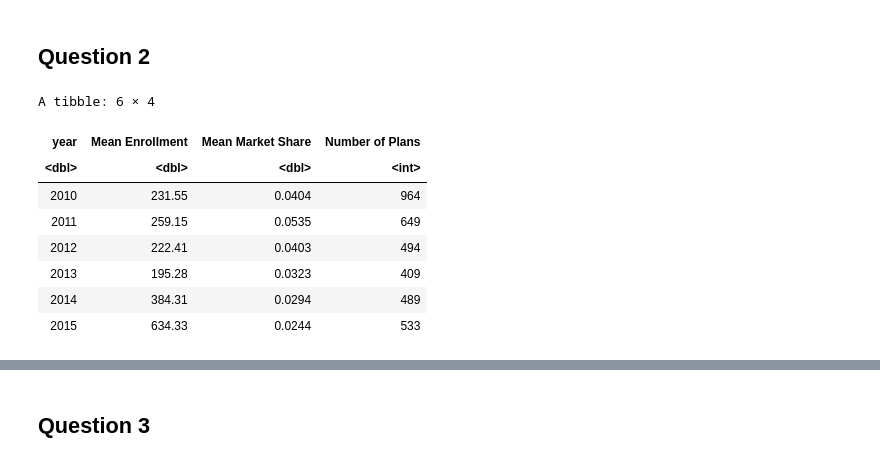
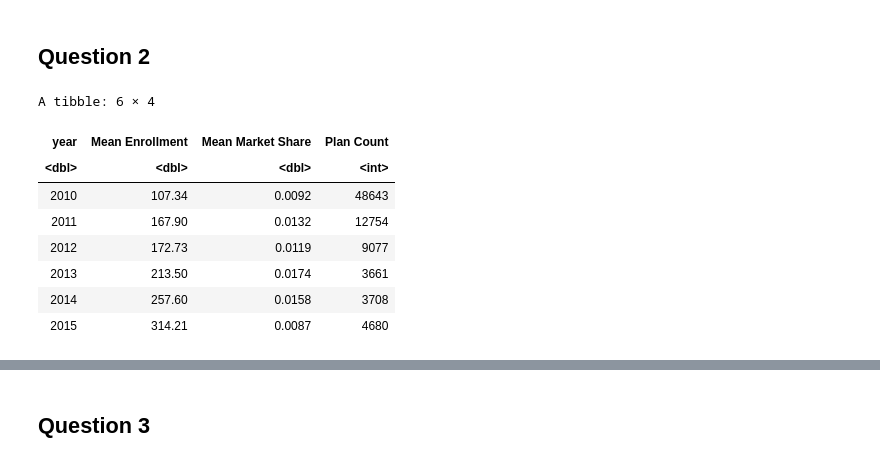
Before and after one commit to claireh481/hwk3, a Jupyter notebook: 3.1/3.1analysis.ipynb, the cells around one changed output, grey strips where cells are left out. Drawn from its saved outputs; the diff is of its cells as text; code cells hidden in the pictures.

```diff
--- a/3.1/3.1analysis.ipynb
+++ b/3.1/3.1analysis.ipynb
@@ -85,29 +45,24 @@ A tibble: 6 × 5
 # %% [markdown]
 ## Question 2
-# %%
-# Question 2
-
-summary_no_stars <- plan_year %>%
-  filter(
-    year >= 2010 & year <= 2015,
-    is.na(Star_Rating)
-  ) %>%
-  group_by(year) %>%
-  summarize(
-    `Mean Enrollment` = round(mean(avg_enrollment, na.rm = TRUE), 2),
-    `Mean Market Share` = round(mean(ma_share, na.rm = TRUE), 4),
-    `Number of Plans` = n(),
-    .groups = "drop"
-  )
-
-summary_no_stars
-# %% [output]
-A tibble: 6 × 4
-| year | Mean Enrollment | Mean Market Share | Number of Plans |
-| <dbl> | <dbl> | <dbl> | <int> |
-| 2010 | 231.55 | 0.0404 | 964 |
-| 2011 | 259.15 | 0.0535 | 649 |
-| 2012 | 222.41 | 0.0403 | 494 |
-| 2013 | 195.28 | 0.0323 | 409 |
-| 2014 | 384.31 | 0.0294 | 489 |
-| 2015 | 634.33 | 0.0244 | 533 |
+# %%
+q2 <- ma.full %>%
+filter(is.na(Star_Rating)) %>%
+mutate(market_share = avg_enrollment / avg_eligibles) %>%
+group_by(year) %>%
+summarize(
+    'Mean Enrollment' = round(mean(avg_enrollment, na.rm = TRUE), 2),
+    'Mean Market Share' = round(mean(market_share, na.rm = TRUE), 4),
+    'Plan Count' = n()
+    )
+
+q2
+# %% [output]
+A tibble: 6 × 4
+| year | Mean Enrollment | Mean Market Share | Plan Count |
+| <dbl> | <dbl> | <dbl> | <int> |
+| 2010 | 107.34 | 0.0092 | 48643 |
+| 2011 | 167.90 | 0.0132 | 12754 |
+| 2012 | 172.73 | 0.0119 | 9077 |
+| 2013 | 213.50 | 0.0174 | 3661 |
+| 2014 | 257.60 | 0.0158 | 3708 |
+| 2015 | 314.21 | 0.0087 | 4680 |
```
Also changed, not shown: parts of 9 cells of this notebook, 1 other file.
